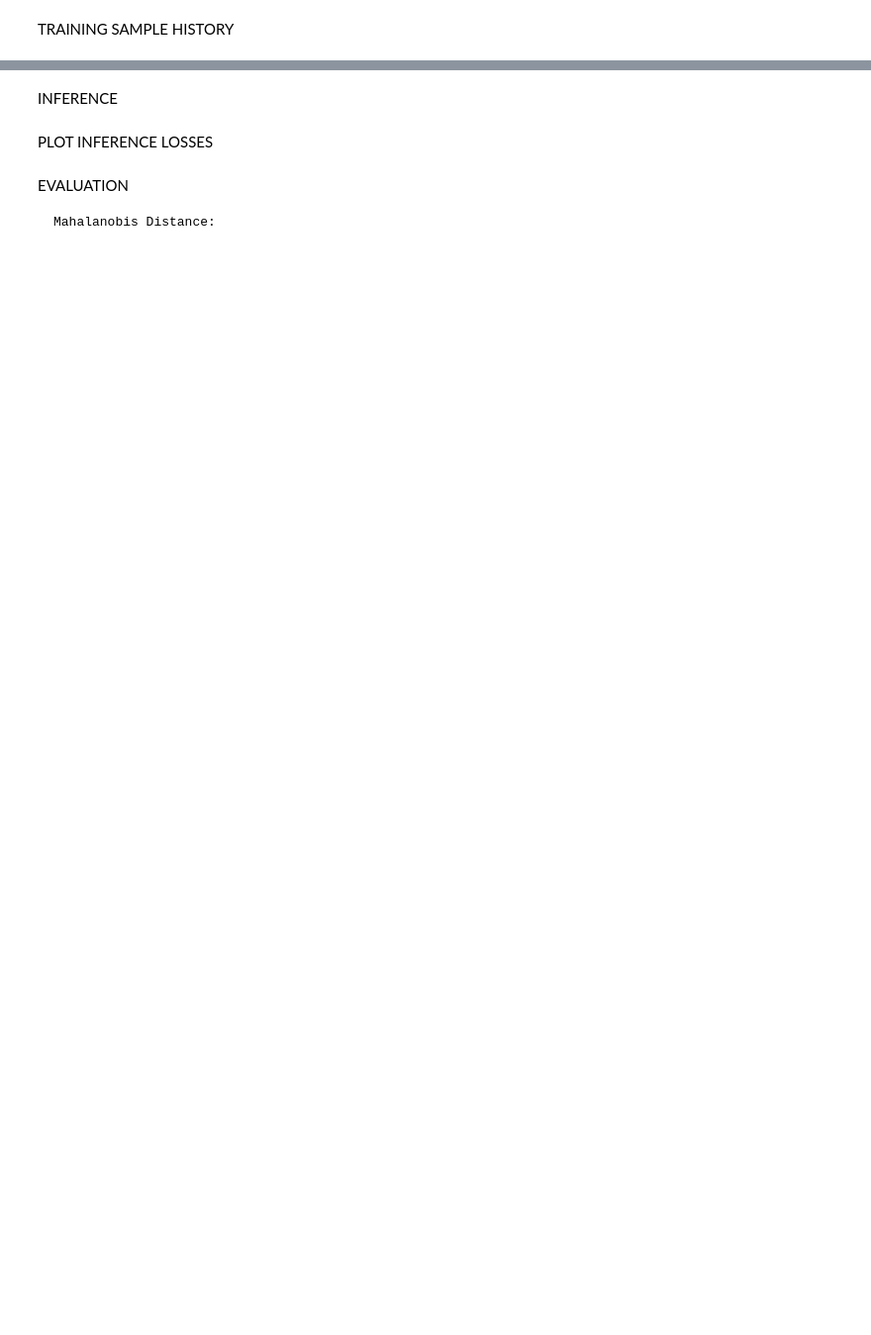
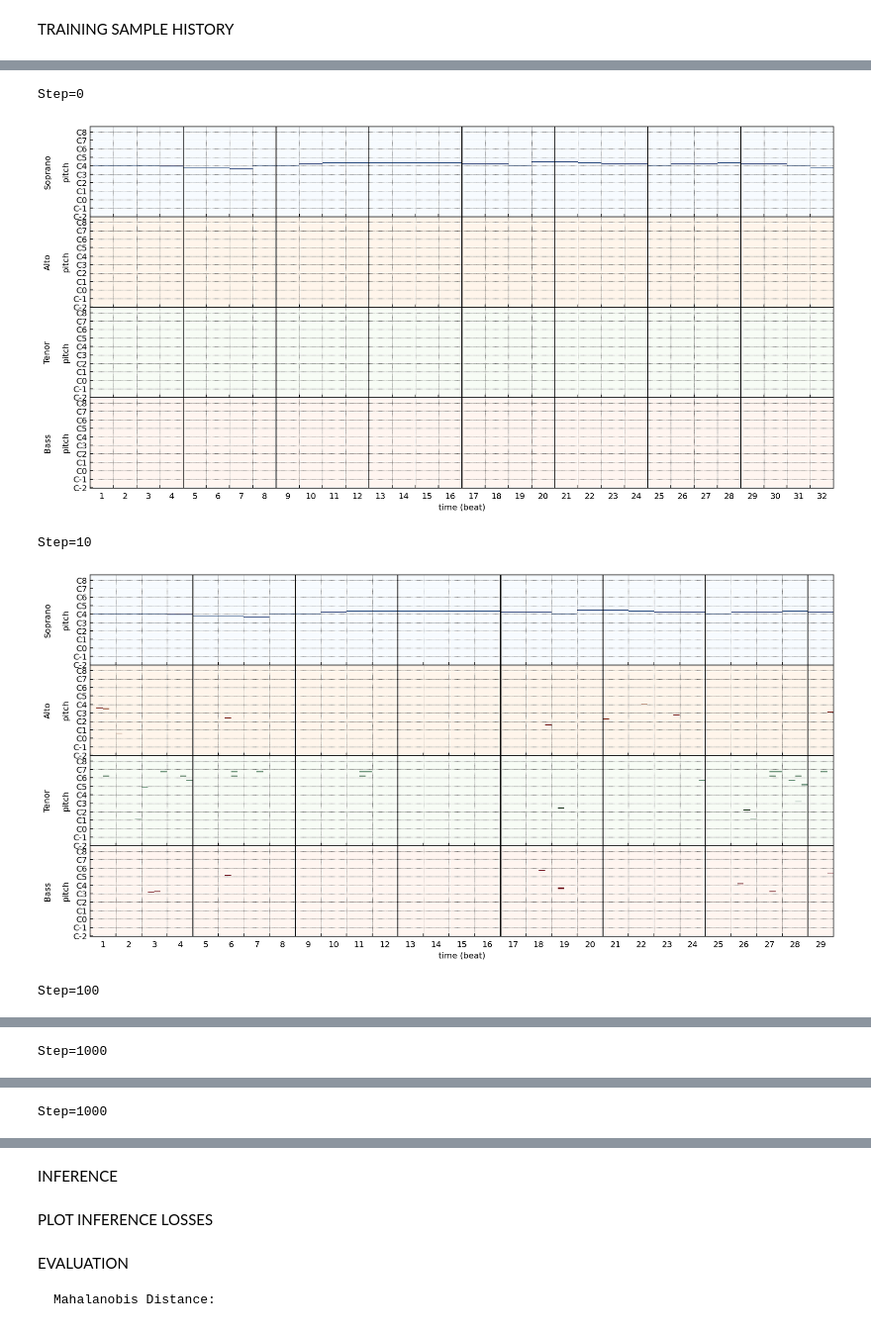
Before and after one commit to lwgmiller/HonoursProject-reharmonisationGAN, a Jupyter notebook: ReharmonisationGAN.ipynb, the cells around one changed output, grey strips where cells are left out. Shown at 99% size. Cells and saved outputs as stored; diff of their text form; code cells hidden in the pictures; blank space fills up the shorter version.

```diff
--- a/ReharmonisationGAN.ipynb
+++ b/ReharmonisationGAN.ipynb
@@ -819,0 +548,8 @@ Step=30000
+# %%
+training_sample_history.Show_History(history_samples, train_out_dir, train_out_dir_p)
+# %% [output]
+Step=0
+[figure, added]
+Step=10
+[figure, added]
+Step=100
@@ -819,0 +557 @@ Step=30000
+Step=1000
@@ -819,0 +559 @@ Step=30000
+Step=1000
```
Also changed, not shown: parts of 24 cells of this notebook.
